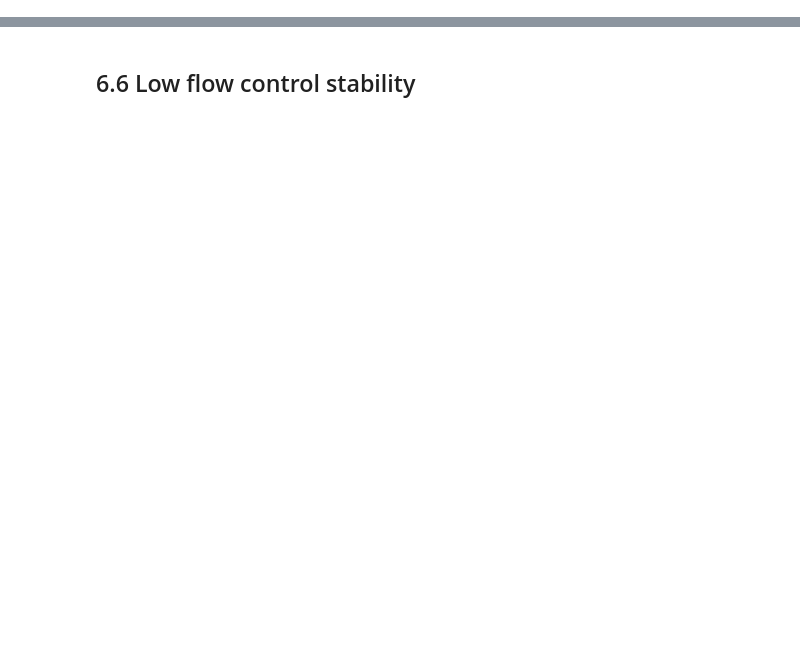
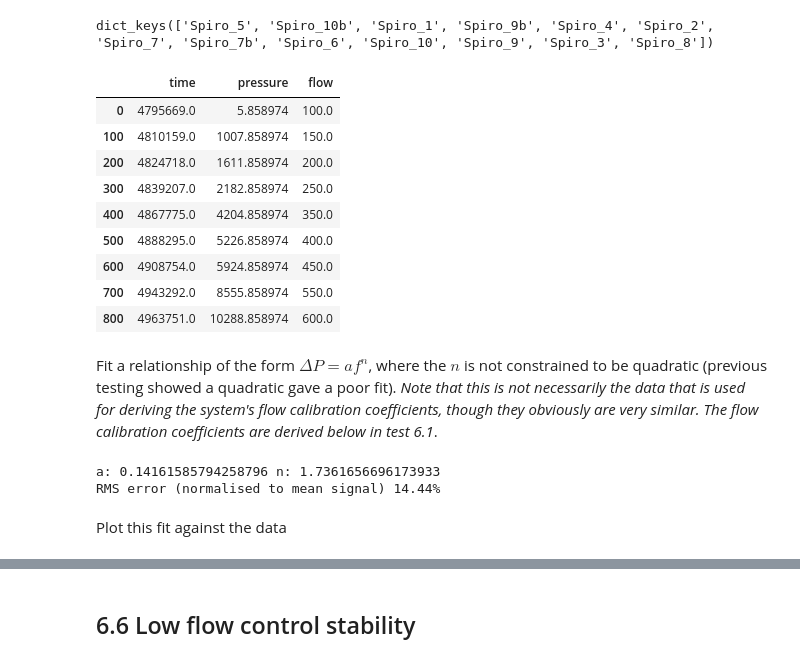
Before and after one commit to tomfrankkirk/oxvent_dvt, a Jupyter notebook: analysis/main_analysis.ipynb, the cells around one changed output, grey strips where cells are left out. Saved outputs shown, nothing was run; the diff lists cells and outputs as text; code cells hidden in the pictures; blank space fills up the shorter version.

```diff
--- a/analysis/main_analysis.ipynb
+++ b/analysis/main_analysis.ipynb
@@ -216,14 +0,0 @@ press_data = xr.DataArray(press_data,[
-# %%
-fig, axes = plt.subplots(2, 3, constrained_layout=True, figsize=(12,6))
-
-for axidx, (ax, pinsp) in enumerate(zip(axes.flatten(), PINSPS)):
-    for cycle in press_data.coords['cycle']:
-        data = press_data.loc[:,:,cycle,pinsp]
-        fltr = (data[:,0] == PINSPS[axidx])
-        ax.plot(data[fltr,1], color=np.squeeze(cmap[cycle]))
-
-    ax.set_title("Pinsp limit {}".format(PINSPS[axidx]))
-    ax.set_xlabel('Sample within cycle')
-    ax.set_ylabel('Pressure reading')
-
-plt.show()
@@ -231,0 +19,46 @@ plt.show()
+# %%
+def zero_shift(data_dict):
+    for n,df in data_dict.items():
+        fltr = (df["flow"] == 0)
+        zp = df.loc[fltr, "pressure"]
+        df["pressure"] = df["pressure"] - zp.mean()
+        data_dict[n] = df.loc[~fltr,:]
+    return data_dict
+
+spiro_data = loaders.load(op.join(ROOT, 'Spiro'), 'Spiro.*_PRDW', 5, ('time', 'pressure', 'flow'))
+spiro_data = zero_shift(spiro_data)
+# %% [output]
+dict_keys(['Spiro_5', 'Spiro_10b', 'Spiro_1', 'Spiro_9b', 'Spiro_4', 'Spiro_2', 'Spiro_7', 'Spiro_7b', 'Spiro_6', 'Spiro_10', 'Spiro_9', 'Spiro_3', 'Spiro_8'])
+# %%
+# Sample data, every 100th row:
+spiro_data['Spiro_5'][::100]
+# %% [output]
+|  | time | pressure | flow |
+| 0 | 4795669.0 | 5.858974 | 100.0 |
+| 100 | 4810159.0 | 1007.858974 | 150.0 |
+| 200 | 4824718.0 | 1611.858974 | 200.0 |
+| 300 | 4839207.0 | 2182.858974 | 250.0 |
+| 400 | 4867775.0 | 4204.858974 | 350.0 |
+| 500 | 4888295.0 | 5226.858974 | 400.0 |
+| 600 | 4908754.0 | 5924.858974 | 450.0 |
+| 700 | 4943292.0 | 8555.858974 | 550.0 |
+| 800 | 4963751.0 | 10288.858974 | 600.0 |
+# %% [markdown]
+Fit a relationship of the form $\Delta P = a f ^ n$, where the $n$ is not constrained to be quadratic (previous testing showed a quadratic gave a poor fit). *Note that this is not necessarily the data that is used for deriving the system's flow calibration coefficients, though they obviously are very similar. The flow calibration coefficients are derived below in test 6.1*.
+# %%
+# Stack all pressure-flow readings into a single array (NB equal weighting across datapoints)
+all_fp = np.concatenate([ df.loc[:,["flow", "pressure"]] for df in spiro_data.values() ], axis=0)
+
+# Trim out rows with negative readings (caused by noise at low flow)
+all_fp = all_fp[all_fp[:,1] > 0,:]
+(n, loga) = np.polyfit(np.log(all_fp[:,0]), np.log(all_fp[:,1]), 1)
+
+a = np.exp(loga)
+print("a:", a, "n:", n)
+rms_error = np.sqrt(((all_fp[:,1] - (a * all_fp[:,0] ** n))**2).mean())
+print("RMS error (normalised to mean signal) {:2.2f}%".format(100 * rms_error / all_fp[:,1].mean()))
+# %% [output]
+a: 0.14161585794258796 n: 1.7361656696173933
+RMS error (normalised to mean signal) 14.44%
+# %% [markdown]
+Plot this fit against the data
```
Also changed, not shown: parts of 77 cells of this notebook.
